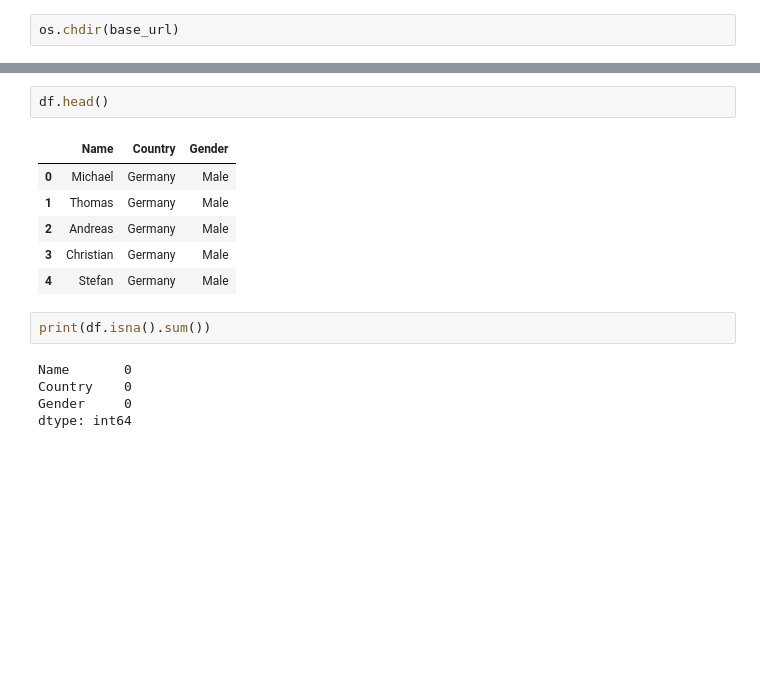
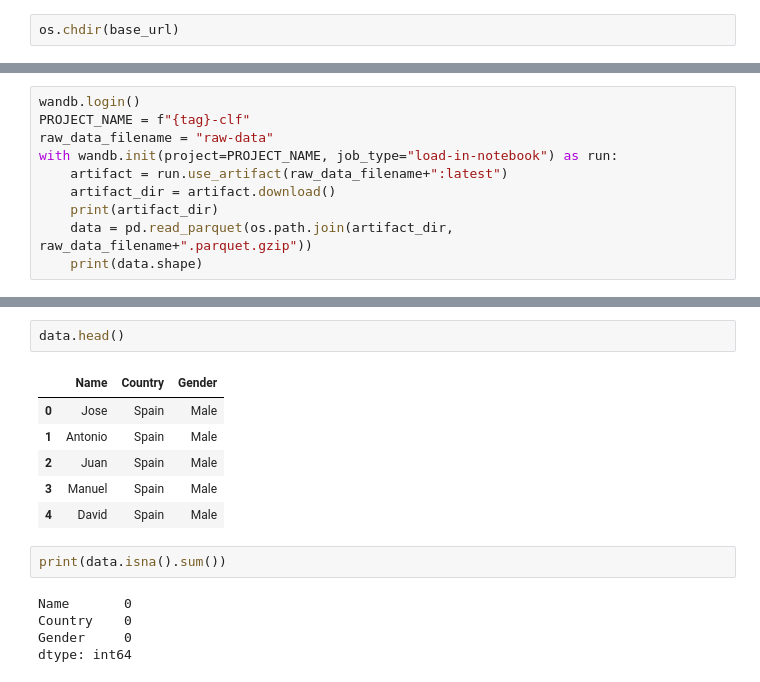
Before and after one commit to fratambot/name-clf, a Jupyter notebook: notebooks/EDA.ipynb, the cells around one changed output, grey strips where cells are left out. Saved outputs shown, nothing was run; the diff lists cells and outputs as text; blank space fills up the shorter version.

```diff
--- a/notebooks/EDA.ipynb
+++ b/notebooks/EDA.ipynb
@@ -96,0 +30,10 @@ IT
+# %%
+wandb.login()
+PROJECT_NAME = f"{tag}-clf"
+raw_data_filename = "raw-data"
+with wandb.init(project=PROJECT_NAME, job_type="load-in-notebook") as run:
+    artifact = run.use_artifact(raw_data_filename+":latest")
+    artifact_dir = artifact.download()
+    print(artifact_dir)
+    data = pd.read_parquet(os.path.join(artifact_dir, raw_data_filename+".parquet.gzip"))
+    print(data.shape)
@@ -97,14 +52,14 @@ IT
 # %%
-df.head()
+data.head()
 # %% [output]
 |  | Name | Country | Gender |
-| 0 | Michael | Germany | Male |
-| 1 | Thomas | Germany | Male |
-| 2 | Andreas | Germany | Male |
-| 3 | Christian | Germany | Male |
-| 4 | Stefan | Germany | Male |
+| 0 | Jose | Spain | Male |
+| 1 | Antonio | Spain | Male |
+| 2 | Juan | Spain | Male |
+| 3 | Manuel | Spain | Male |
+| 4 | David | Spain | Male |
 # %%
-print(df.isna().sum())
+print(data.isna().sum())
 # %% [output]
 Name       0
 Country    0
```
Also changed, not shown: parts of 17 cells of this notebook, 27 other files.
